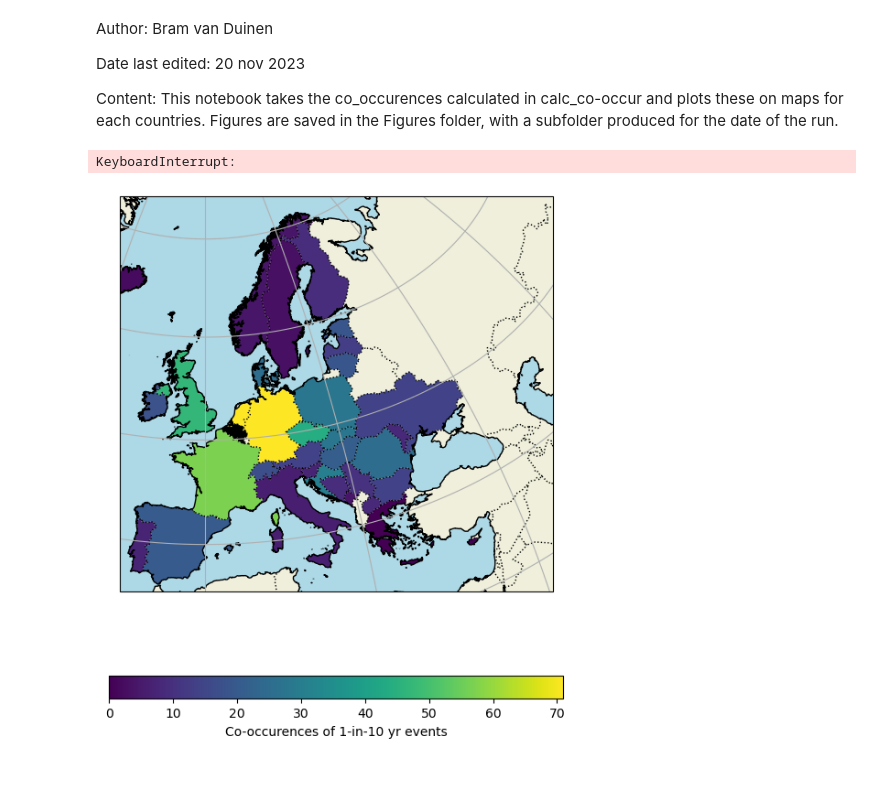
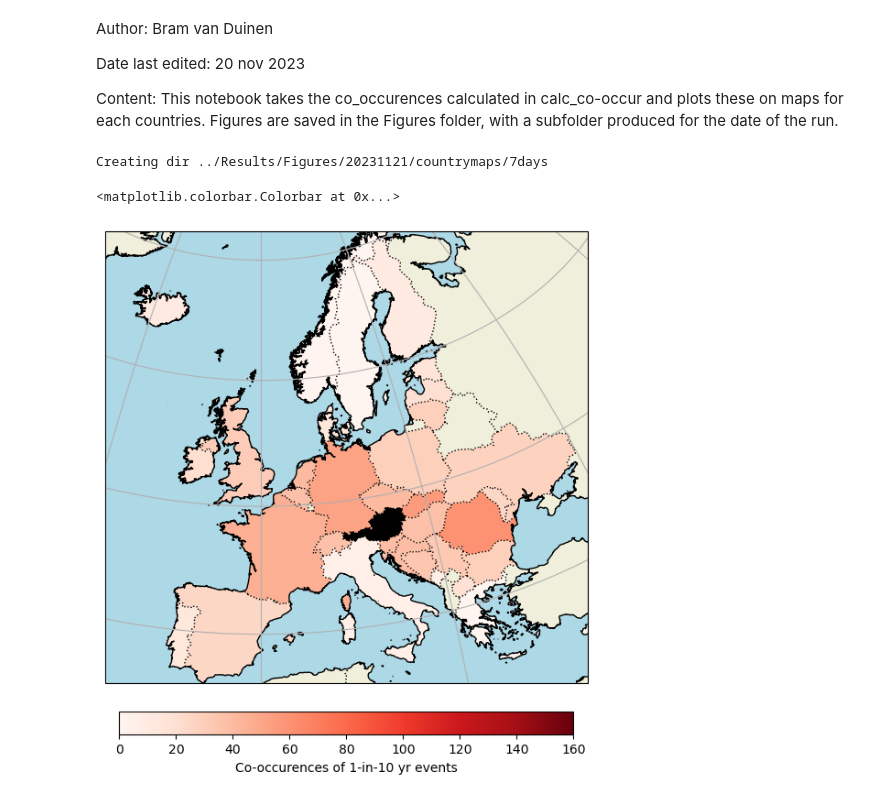
Before and after one commit to bramvanduinen/EnergyDroughtCooccurrence, a Jupyter notebook: src/plot_co-occurencemaps.ipynb, the cells around one changed output. Drawn from its saved outputs; the diff is of its cells as text; code cells hidden in the pictures.

```diff
--- a/src/plot_co-occurencemaps.ipynb
+++ b/src/plot_co-occurencemaps.ipynb
@@ -16,22 +16,79 @@ from datetime import datetime, timedelta
 import os
 from tqdm.notebook import tqdm
 # %%
-rundate_co_occur = 20231120
-co_occurrences = np.load(f'../Results/co_occurrences_{rundate_co_occur}.npy')
+rundate_co_occur = 20231121
+window = 7
+
+co_occurrences = np.load(f'../Results/co_occurrences_w={window}_{rundate_co_occur}.npy')
 
 date_now = datetime.now()
 rundate = '%4.4i%2.2i%2.2i' % (date_now.year,date_now.month,date_now.day)
 # Create folders for Figures from today
-dir_Figures_country = f'../Results/Figures/{rundate}/countrymaps'
+dir_Figures_country = f'../Results/Figures/{rundate}/countrymaps/{window}days'
 
 if not os.path.exists(dir_Figures_country):
     print('Creating dir %s' % dir_Figures_country)
     os.makedirs(dir_Figures_country)
+# %% [output]
+Creating dir ../Results/Figures/20231121/countrymaps/7days
+# %%
+basecountry_id = 0
+
+resolution = '10m'
+category = 'cultural'
+name = 'admin_0_countries'
+shpfilename = shapereader.natural_earth(resolution, category, name)
+
+# read the shapefile using geopandas
+df = geopandas.read_file(shpfilename)
+
+# Set up the canvas
+fig = plt.figure(figsize=(8, 8))
+central_lon, central_lat = 0, 45
+extent = [-15, 33, 35, 70]
+ax = plt.axes(projection=cartopy.crs.Orthographic(central_lon, central_lat))
+ax.set_extent(extent)
+ax.gridlines()
+
+# Add natural earth features and borders
+ax.add_feature(cartopy.feature.BORDERS, linestyle=':', alpha=1)
+ax.add_feature(cartopy.feature.OCEAN, facecolor=("lightblue"))
+ax.add_feature(cartopy.feature.LAND)
+ax.coastlines(resolution='10m')
+
+# Insert your lists of countries and lag times here
+
+countries = ['AUT', 'BEL', 'BGR', 'BIH', 'CHE', 'CYP', 'CZE', 'DEU', 'DNK', 'ESP', 'EST', 'FIN',
+        'FRA', 'GBR', 'GRC', 'HRV', 'HUN', 'IRL', 'ISL', 'ITA', 'LTU', 'LVA', 'MDA', 'MKD',
+        'MNE', 'NLD', 'NOR', 'POL', 'PRT', 'ROU', 'SRB', 'SVK', 'SVN', 'SWE', 'UKR']
+co_occur = co_occurrences[basecountry_id]
+
+# Normalise the lag times to between 0 and 1 to extract the colour
+co_occur_norm = (co_occur-np.nanmin(co_occur))/(np.nanmax(co_occur) - np.nanmin(co_occur))
+
+# Choose your colourmap here
+cmap = matplotlib.colormaps["Reds"]
+
+
+for country, lag_norm in zip(countries, co_occur_norm):
+    # read the borders of the country in this loop
+    poly = df.loc[df['ISO_A3_EH'] == country]['geometry'].values[0]
+    # get the color for this country
+    rgba = cmap(lag_norm)
+    # plot the country on a map
+    ax.add_geometries(poly, crs=ccrs.PlateCarree(), facecolor=rgba, edgecolor='none', zorder=1)
+
+poly = df.loc[df['ISO_A3_EH'] == countries[basecountry_id]]['geometry'].values[0]
+ax.add_geometries(poly, crs=ccrs.PlateCarree(), facecolor='k', edgecolor='none', zorder=1)
+# Add a scatter plot of the original data so the colorbar has the correct numbers. Hacky but it works
+dummy_scat = ax.scatter(co_occur, co_occur, c=co_occur, cmap=cmap, zorder=0)
+fig.colorbar(mappable=dummy_scat, label='Co-occurences of 1-in-10 yr events', orientation='horizontal', shrink=0.8, pad = 0.05)
+# %% [output]
+<matplotlib.colorbar.Colorbar at 0x...>
+[figure, added]
 # %%
-basecountry_id = 0
 # get natural earth data (http://www.naturalearthdata.com/)
 for basecountry_id in tqdm(range(len(co_occurrences))):
-    # get country borders
     resolution = '10m'
     category = 'cultural'
     name = 'admin_0_countries'
@@ -43,7 +100,7 @@ for basecountry_id in tqdm(range(len(co_occurrences))):
     # Set up the canvas
     fig = plt.figure(figsize=(8, 8))
     central_lon, central_lat = 0, 45
-    extent = [-10, 45, 35, 70]
+    extent = [-15, 33, 35, 70]
     ax = plt.axes(projection=cartopy.crs.Orthographic(central_lon, central_lat))
     ax.set_extent(extent)
     ax.gridlines()
@@ -65,7 +122,7 @@ for basecountry_id in tqdm(range(len(co_occurrences))):
     co_occur_norm = (co_occur-np.nanmin(co_occur))/(np.nanmax(co_occur) - np.nanmin(co_occur))
 
     # Choose your colourmap here
-    cmap = matplotlib.colormaps["viridis"]
+    cmap = matplotlib.colormaps["Reds"]
 
 
     for country, lag_norm in zip(countries, co_occur_norm):
@@ -80,9 +137,6 @@ for basecountry_id in tqdm(range(len(co_occurrences))):
     ax.add_geometries(poly, crs=ccrs.PlateCarree(), facecolor='k', edgecolor='none', zorder=1)
     # Add a scatter plot of the original data so the colorbar has the correct numbers. Hacky but it works
     dummy_scat = ax.scatter(co_occur, co_occur, c=co_occur, cmap=cmap, zorder=0)
-    fig.colorbar(mappable=dummy_scat, label='Co-occurences of 1-in-10 yr events', orientation='horizontal', shrink=0.8)
+    fig.colorbar(mappable=dummy_scat, label='Co-occurences of 1-in-10 yr events', orientation='horizontal', shrink=0.8, pad = 0.05)
     plt.savefig(f'{dir_Figures_country}/{countries[basecountry_id]}_Co-occurrences.png', dpi=300, bbox_inches='tight')
     plt.close()
-# %% [output]
-KeyboardInterrupt:
-[figure, removed]
```
Also changed, not shown: 3 other files.
